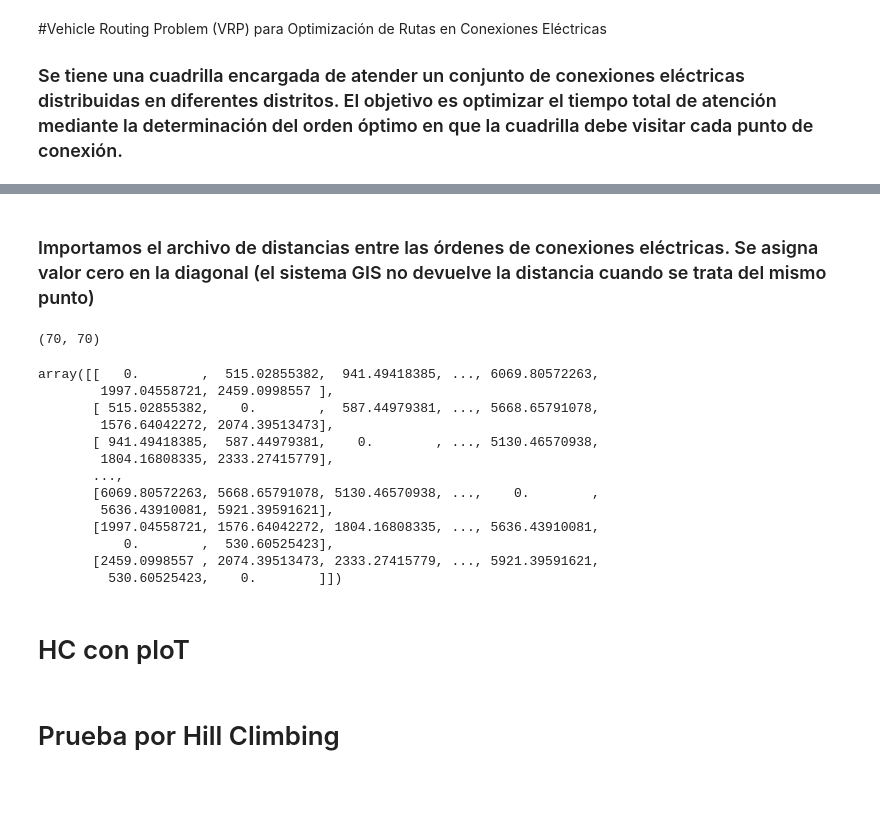
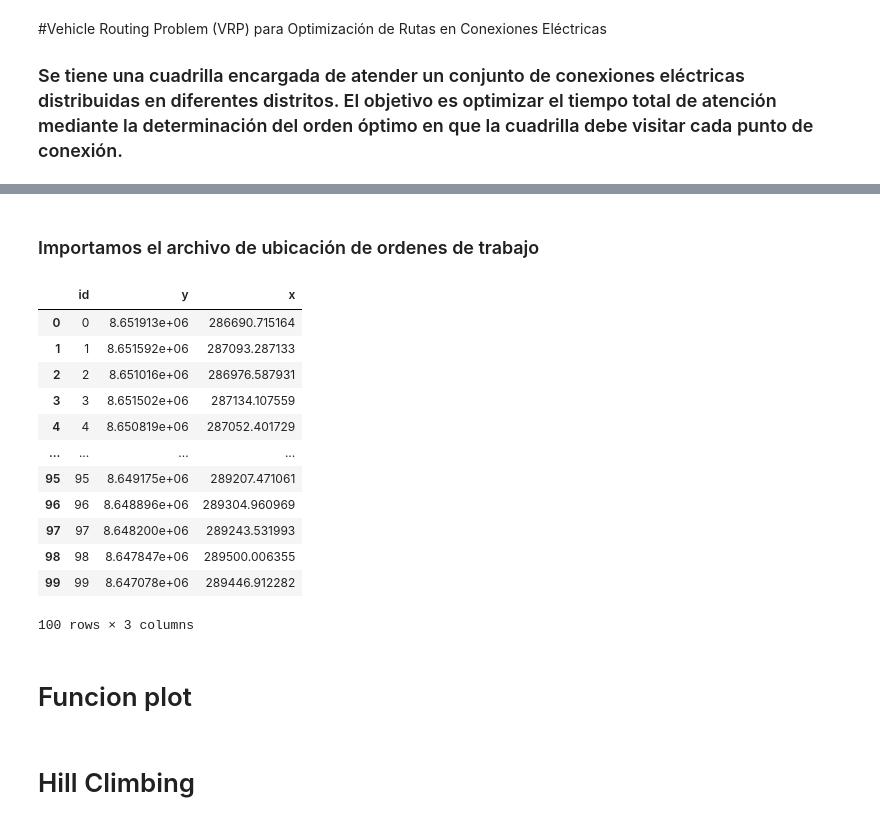
Before and after one commit to diperezbgit/IA-FUNDAMENTALS, a Jupyter notebook: TAREA_2/TAREA_2_HC_SA_pynb.ipynb, the cells around one changed output, grey strips where cells are left out. Drawn from its saved outputs; the diff is of its cells as text; code cells hidden in the pictures; blank space fills up the shorter version.

```diff
--- a/TAREA_2/TAREA_2_HC_SA_pynb.ipynb
+++ b/TAREA_2/TAREA_2_HC_SA_pynb.ipynb
@@ -24,49 +24,30 @@ plt.show()
-# %% [markdown]
-### Importamos el archivo de distancias entre las órdenes de conexiones eléctricas. Se asigna valor cero en la diagonal (el sistema GIS no devuelve la distancia cuando se trata del mismo punto)
+# %% [markdown]
+### Importamos el archivo de ubicación de ordenes de trabajo
 # %%
 import pandas as pd
 import numpy as np
 #  obtenemos al archivo que contiene la informacion sobre las conexiones y ditancias entre ellas
-path = "https://raw.githubusercontent.com/diperezbgit/IA-FUNDAMENTALS/main/TAREA_2/cnx_cuadri02.csv"
+path = r"https://raw.githubusercontent.com/diperezbgit/IA-FUNDAMENTALS/refs/heads/main/TAREA_2/cnx_cuadri02.csv"
 df_long = pd.read_csv(path)
-df_matrix = df_long.pivot(index='InputID', columns='TargetID', values='Distance')
-
-# completamos el dato "0" en la diagonal
-all_ids = sorted(set(df_long['InputID']).union(set(df_long['TargetID'])))
-df_matrix = df_matrix.reindex(index=all_ids, columns=all_ids)
-
-np.fill_diagonal(df_matrix.values, 0)
-
-#reducimos el array a 70x70 para agilizar la prueba
-df_reduced = df_matrix.iloc[:70, :70]
-
-# Convierte el DataFrame en un numpy array
-matriz_numpy = df_reduced.values
-
-print(matriz_numpy.shape)
+# par las pruebas usamos solo 70 puntos
+df_reduced = df_long.iloc[:100, :100]
+df_reduced
 # %% [output]
+|  | id | y | x |
+| 0 | 0 | 8.651913e+06 | 286690.715164 |
+| 1 | 1 | 8.651592e+06 | 287093.287133 |
+| 2 | 2 | 8.651016e+06 | 286976.587931 |
+| 3 | 3 | 8.651502e+06 | 287134.107559 |
+| 4 | 4 | 8.650819e+06 | 287052.401729 |
+| ... | ... | ... | ... |
+| 95 | 95 | 8.649175e+06 | 289207.471061 |
+| 96 | 96 | 8.648896e+06 | 289304.960969 |
+| 97 | 97 | 8.648200e+06 | 289243.531993 |
+| 98 | 98 | 8.647847e+06 | 289500.006355 |
+| 99 | 99 | 8.647078e+06 | 289446.912282 |
-(70, 70)
+100 rows × 3 columns
-# %%
-N = matriz_numpy.shape[0] # cantidad de ciudades
-positions = np.random.rand(N, 2) # generar las ciudades
-TSP = matriz_numpy
-TSP
-# %% [output]
-array([[   0.        ,  515.02855382,  941.49418385, ..., 6069.80572263,
-        1997.04558721, 2459.0998557 ],
-       [ 515.02855382,    0.        ,  587.44979381, ..., 5668.65791078,
-        1576.64042272, 2074.39513473],
-       [ 941.49418385,  587.44979381,    0.        , ..., 5130.46570938,
-        1804.16808335, 2333.27415779],
-       ...,
-       [6069.80572263, 5668.65791078, 5130.46570938, ...,    0.        ,
-        5636.43910081, 5921.39591621],
-       [1997.04558721, 1576.64042272, 1804.16808335, ..., 5636.43910081,
-           0.        ,  530.60525423],
-       [2459.0998557 , 2074.39513473, 2333.27415779, ..., 5921.39591621,
-         530.60525423,    0.        ]])
-# %% [markdown]
-# HC con ploT
+# %% [markdown]
+# Funcion plot
 # %%
 import numpy as np
 import matplotlib.pyplot as plt
@@ -103,7 +84,7 @@ def plot_tsp(nodes, route):
     plt.grid(True)
     plt.show()
 # %% [markdown]
-# Prueba por  Hill Climbing
+# Hill Climbing
 # %%
 def fitness(sol,TSP):
   distance = 0
```
Also changed, not shown: parts of 10 cells of this notebook.
